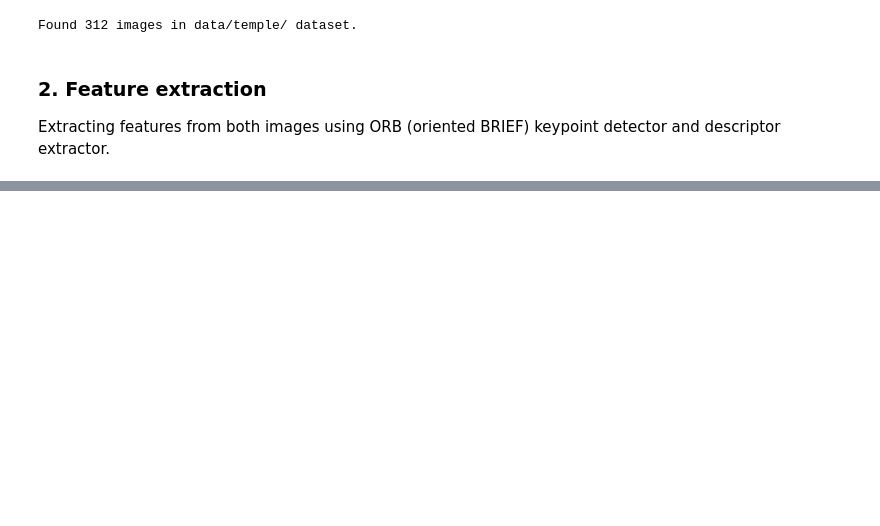
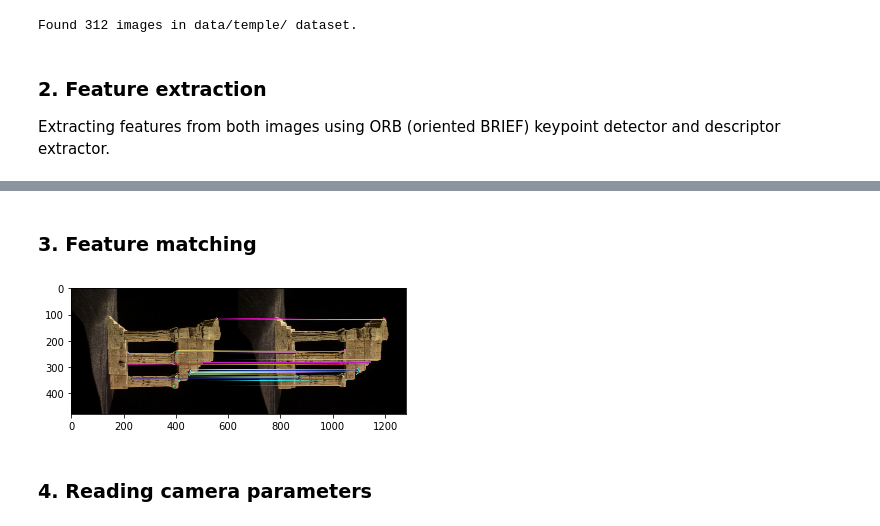
Before and after one commit to mtszkw/twoview-sfm, a Jupyter notebook: SFM.ipynb, the cells around one changed output, grey strips where cells are left out. Saved outputs shown, nothing was run; the diff lists cells and outputs as text; code cells hidden in the pictures; blank space fills up the shorter version.

```diff
--- a/SFM.ipynb
+++ b/SFM.ipynb
@@ -32,0 +33,15 @@ plt.show()
+# %% [markdown]
+### 3. Feature matching
+# %%
+matcher = cv2.BFMatcher(cv2.NORM_HAMMING, crossCheck=True)
+
+matches = matcher.match(descriptors1, descriptors2)
+matches = sorted(matches, key = lambda x:x.distance)[:50]
+
+matchesImage = cv2.drawMatches(frame1, keypoints1, frame2, keypoints2, matches, None, flags=2)
+plt.imshow(matchesImage)
+plt.show()
+# %% [output]
+[figure, added]
+# %% [markdown]
+### 4. Reading camera parameters
```
Also changed, not shown: parts of 6 cells of this notebook.
